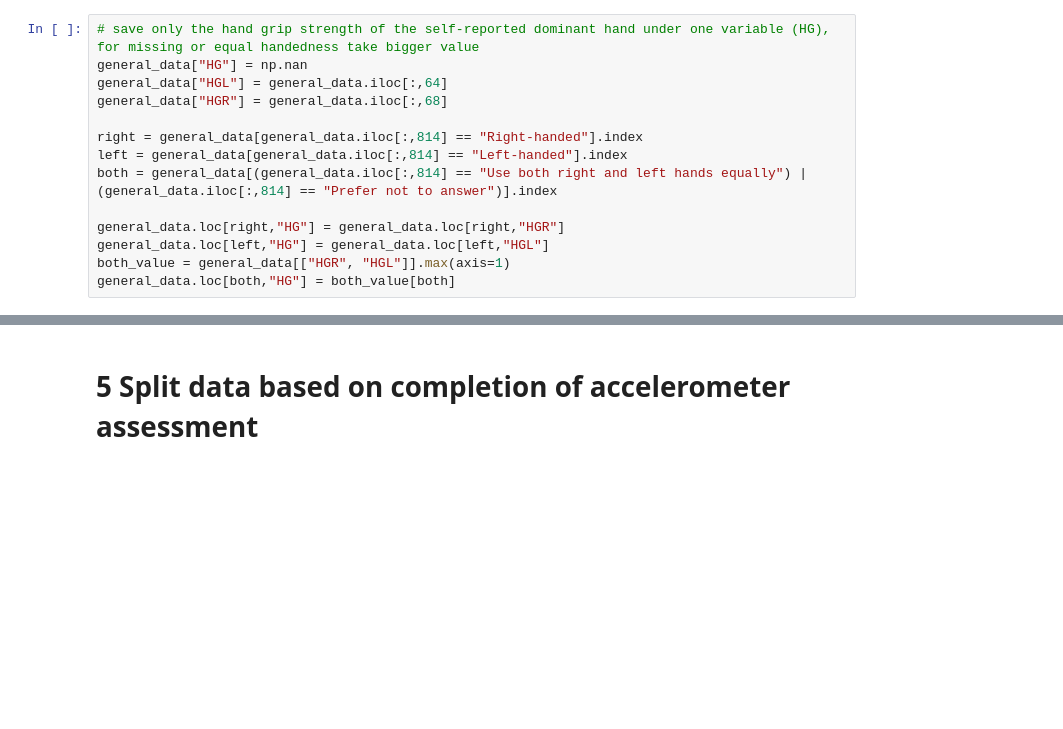
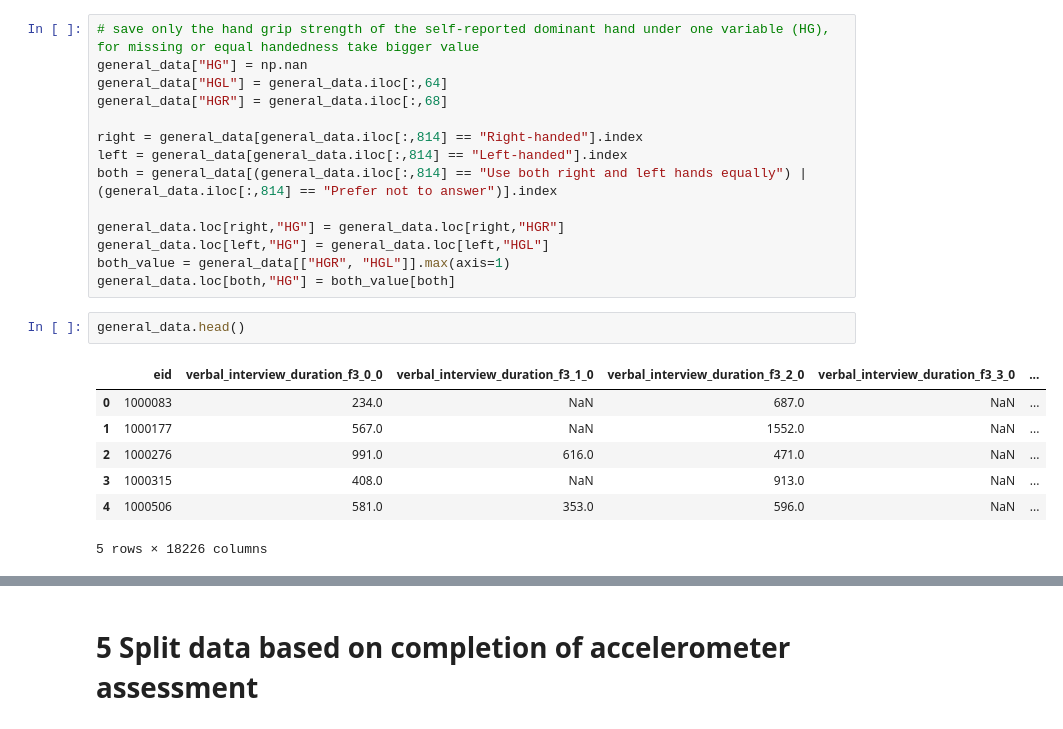
Before and after one commit to ivychad/Physical-Activity-BrainAGE, a Jupyter notebook: 1 Preprocessing.ipynb, the cells around one changed output, grey strips where cells are left out. Saved outputs shown, nothing was run; the diff lists cells and outputs as text; blank space fills up the shorter version.

```diff
--- a/1 Preprocessing.ipynb
+++ b/1 Preprocessing.ipynb
@@ -103,3 +103,13 @@ general_data.loc[right,"HG"] = general_data.loc[right,"HGR"]
 general_data.loc[left,"HG"] = general_data.loc[left,"HGL"]
 both_value = general_data[["HGR", "HGL"]].max(axis=1)
 general_data.loc[both,"HG"] = both_value[both]
+# %%
+general_data.head()
+# %% [output]
+|  | eid | verbal_interview_duration_f3_0_0 | verbal_interview_duration_f3_1_0 | verbal_interview_duration_f3_2_0 | verbal_interview_duration_f3_3_0 | ... |
+| 0 | 1000083 | 234.0 | NaN | 687.0 | NaN | ... |
+| 1 | 1000177 | 567.0 | NaN | 1552.0 | NaN | ... |
+| 2 | 1000276 | 991.0 | 616.0 | 471.0 | NaN | ... |
+| 3 | 1000315 | 408.0 | NaN | 913.0 | NaN | ... |
+| 4 | 1000506 | 581.0 | 353.0 | 596.0 | NaN | ... |
+5 rows × 18226 columns
```
Also changed, not shown: parts of 1 cell of this notebook.
